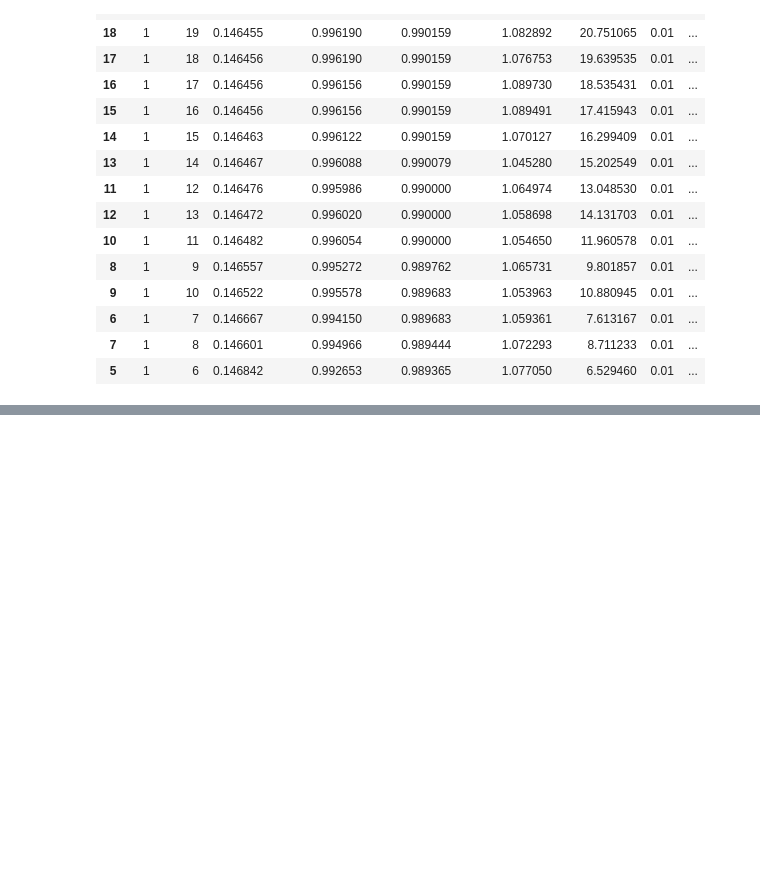
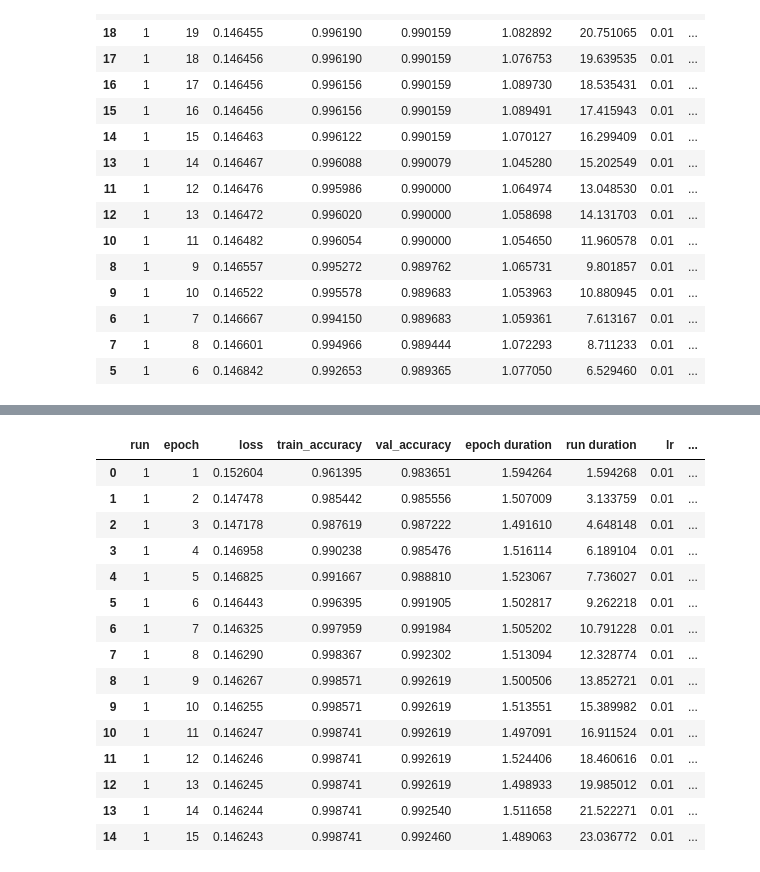
Before and after one commit to vintagedeek/mnist, a Jupyter notebook: kaggle_mnist_cnn_v1_99.ipynb, the cells around one changed output, grey strips where cells are left out. Saved outputs shown, nothing was run; the diff lists cells and outputs as text; code cells hidden in the pictures; blank space fills up the shorter version.

```diff
--- a/kaggle_mnist_cnn_v1_99.ipynb
+++ b/kaggle_mnist_cnn_v1_99.ipynb
@@ -545,0 +733,77 @@ m.save('kaggle_mnist_cnn_v1_3_hidden_99_val')
+# %%
+validation_set = val.to(device)
+validation_labels = val_labels.to(device)
+
+params = OrderedDict(
+    lr = [0.01],
+    batch_size = [100],
+    device = ['cuda'],
+    weight_decay = [0.0])
+
+m = RunManager()
+for run in RunBuilder.get_runs(params):
+
+    network = nn.Sequential(
+        nn.Conv2d(in_channels=1, out_channels=32, kernel_size=5, stride=1),
+        nn.BatchNorm2d(32),
+        nn.MaxPool2d(kernel_size=2, stride=2),
+        nn.ReLU(),
+        nn.Conv2d(in_channels=32, out_channels=64, kernel_size=3, stride=1),
+        nn.BatchNorm2d(64),
+        nn.MaxPool2d(kernel_size=2, stride=2),
+        nn.ReLU(),
+        nn.Conv2d(in_channels=64, out_channels=128, kernel_size=3),
+        nn.BatchNorm2d(128),
+        nn.ReLU(),
+        nn.Flatten(start_dim=1),
+        nn.Linear(in_features=128 * 3 * 3, out_features=90),
+        nn.BatchNorm1d(90),
+        nn.ReLU(),
+        nn.Linear(in_features=90, out_features=30),
+        nn.BatchNorm1d(30),
+        nn.ReLU(),
+        nn.Linear(in_features=30, out_features=10),
+        nn.Sigmoid()).to(device)
+
+    mini_batches = [train[k:k + run.batch_size] for k in range(0, train_labels.shape[0], run.batch_size)]
+    mini_labels = [train_labels[k:k + run.batch_size] for k in range(0, train_labels.shape[0], run.batch_size)]
+    optimizer = optim.Adam(network.parameters(), lr=run.lr, weight_decay=run.weight_decay)
+    scheduler = optim.lr_scheduler.StepLR(optimizer, step_size=5, gamma=0.1)
+
+    m.begin_run(run, network)
+    for epoch in range(15):
+        m.begin_epoch()
+        for b in range(0, len(mini_batches)):
+            images = mini_batches[b].to(device)
+            labels = mini_labels[b].to(device)
+            preds = network(images) # pass batch
+            loss = F.cross_entropy(preds, labels) # calculate loss
+            optimizer.zero_grad() # zero gradients
+            loss.backward() # calculate gradients
+            optimizer.step() # update weights
+
+            m.track_loss(loss)
+            m.track_num_correct(preds, labels)
+        m.track_val_accuracy(network)
+        m.end_epoch()
+        scheduler.step()
+    m.end_run()
+
+pd.DataFrame.from_dict(m.run_data).sort_values('val_accuracy', ascending=False)[0:15]
+# %% [output]
+|  | run | epoch | loss | train_accuracy | val_accuracy | epoch duration | run duration | lr | ... |
+| 0 | 1 | 1 | 0.152604 | 0.961395 | 0.983651 | 1.594264 | 1.594268 | 0.01 | ... |
+| 1 | 1 | 2 | 0.147478 | 0.985442 | 0.985556 | 1.507009 | 3.133759 | 0.01 | ... |
+| 2 | 1 | 3 | 0.147178 | 0.987619 | 0.987222 | 1.491610 | 4.648148 | 0.01 | ... |
+| 3 | 1 | 4 | 0.146958 | 0.990238 | 0.985476 | 1.516114 | 6.189104 | 0.01 | ... |
+| 4 | 1 | 5 | 0.146825 | 0.991667 | 0.988810 | 1.523067 | 7.736027 | 0.01 | ... |
+| 5 | 1 | 6 | 0.146443 | 0.996395 | 0.991905 | 1.502817 | 9.262218 | 0.01 | ... |
+| 6 | 1 | 7 | 0.146325 | 0.997959 | 0.991984 | 1.505202 | 10.791228 | 0.01 | ... |
+| 7 | 1 | 8 | 0.146290 | 0.998367 | 0.992302 | 1.513094 | 12.328774 | 0.01 | ... |
+| 8 | 1 | 9 | 0.146267 | 0.998571 | 0.992619 | 1.500506 | 13.852721 | 0.01 | ... |
+| 9 | 1 | 10 | 0.146255 | 0.998571 | 0.992619 | 1.513551 | 15.389982 | 0.01 | ... |
+| 10 | 1 | 11 | 0.146247 | 0.998741 | 0.992619 | 1.497091 | 16.911524 | 0.01 | ... |
+| 11 | 1 | 12 | 0.146246 | 0.998741 | 0.992619 | 1.524406 | 18.460616 | 0.01 | ... |
+| 12 | 1 | 13 | 0.146245 | 0.998741 | 0.992619 | 1.498933 | 19.985012 | 0.01 | ... |
+| 13 | 1 | 14 | 0.146244 | 0.998741 | 0.992540 | 1.511658 | 21.522271 | 0.01 | ... |
+| 14 | 1 | 15 | 0.146243 | 0.998741 | 0.992460 | 1.489063 | 23.036772 | 0.01 | ... |
```
Also changed, not shown: parts of 18 cells of this notebook.
